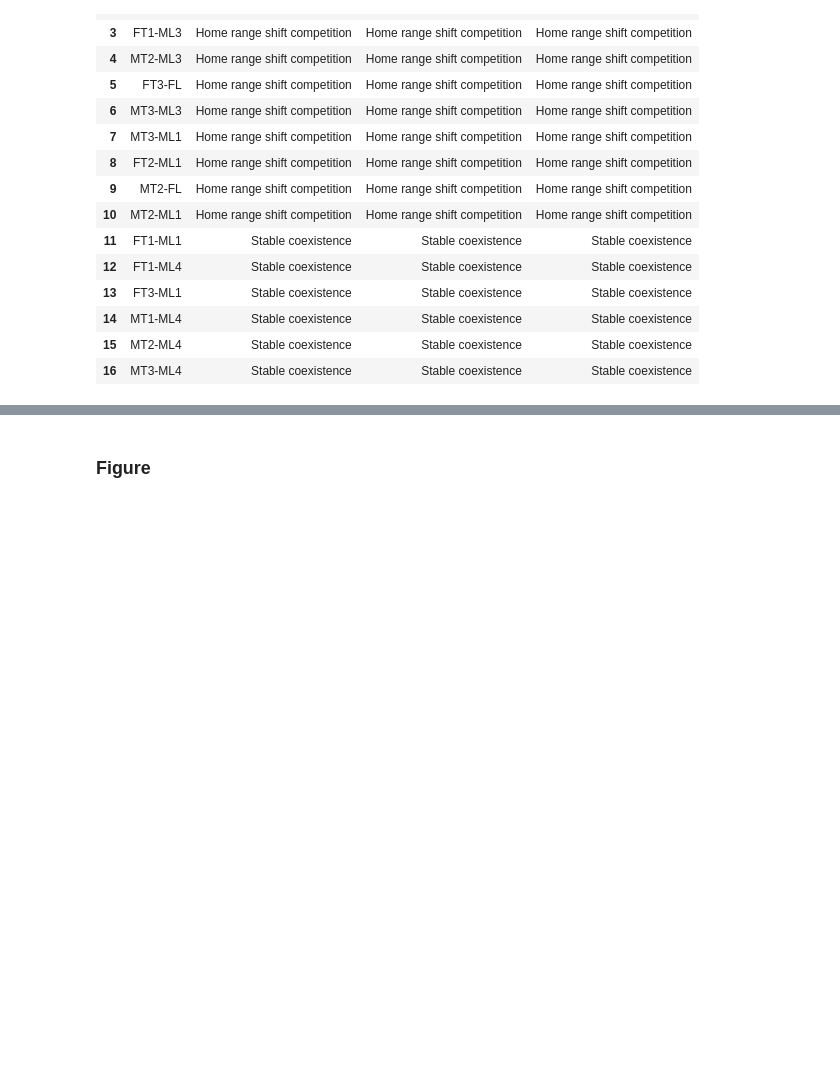
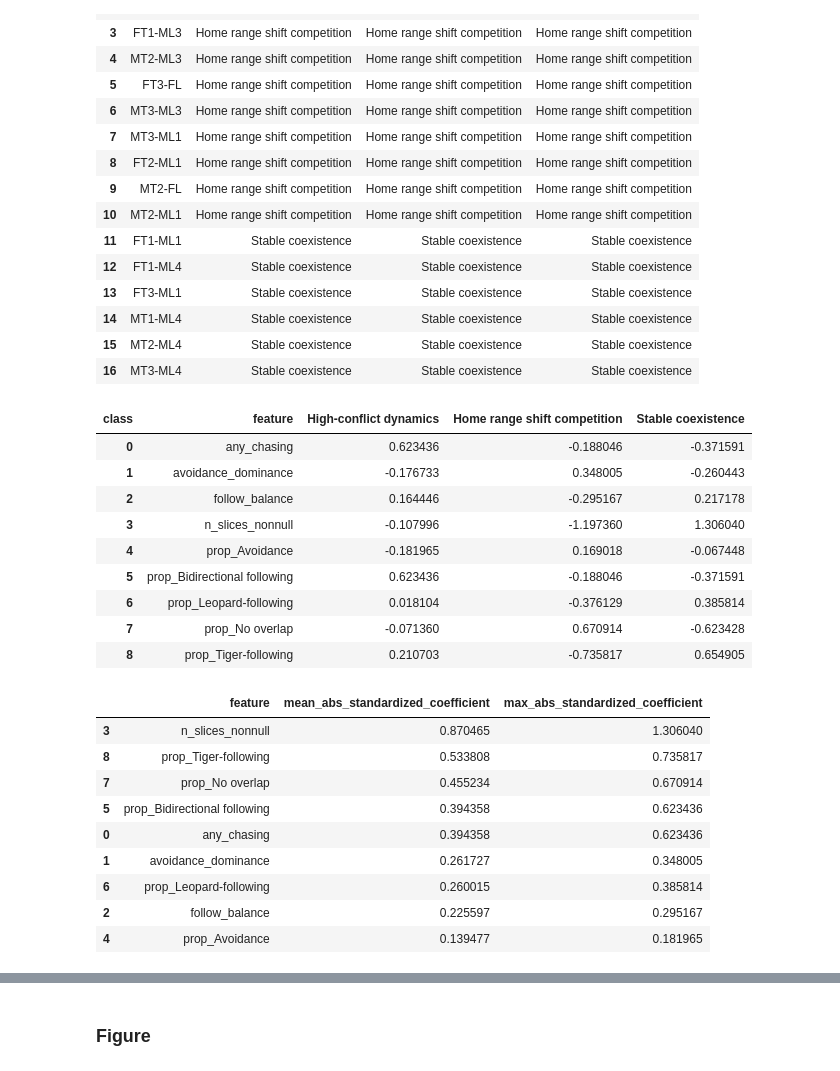
Before and after one commit to move-ucsb/tlg-avoid, a Jupyter notebook: Code/2. Visualization.ipynb, the cells around one changed output, grey strips where cells are left out. Saved outputs shown, nothing was run; the diff lists cells and outputs as text; code cells hidden in the pictures; blank space fills up the shorter version.

```diff
--- a/Code/2. Visualization.ipynb
+++ b/Code/2. Visualization.ipynb
@@ -2750,3 +3966,75 @@ df_compare.head(20)
 | 14 | MT1-ML4 | Stable coexistence | Stable coexistence | Stable coexistence |
 | 15 | MT2-ML4 | Stable coexistence | Stable coexistence | Stable coexistence |
 | 16 | MT3-ML4 | Stable coexistence | Stable coexistence | Stable coexistence |
+# %%
+# ============================================================
+# Feature importance table from standardized logistic regression
+# ============================================================
+
+from sklearn.base import clone
+
+feature_names = X.drop(columns=["Pair"]).columns.tolist()
+
+# Fit the same base classifier on all 17 dyads
+pipe_full = clone(pipe)
+pipe_full.fit(X_mat, y_vec)
+
+ovr_clf = pipe_full.named_steps["clf"]
+class_labels = ovr_clf.classes_
+
+coef_rows = []
+
+for class_label, estimator in zip(class_labels, ovr_clf.estimators_):
+    coefs = estimator.coef_[0]
+
+    for feat, coef in zip(feature_names, coefs):
+        coef_rows.append({
+            "class": class_label,
+            "feature": feat,
+            "standardized_coefficient": coef,
+            "absolute_coefficient": abs(coef)
+        })
+
+coef_table = pd.DataFrame(coef_rows)
+
+# Class-specific coefficient table
+coef_wide = (
+    coef_table
+    .pivot(index="feature", columns="class", values="standardized_coefficient")
+    .reset_index()
+)
+
+# Overall importance = mean absolute standardized coefficient across one-vs-rest classifiers
+feature_importance = (
+    coef_table
+    .groupby("feature", as_index=False)
+    .agg(
+        mean_abs_standardized_coefficient=("absolute_coefficient", "mean"),
+        max_abs_standardized_coefficient=("absolute_coefficient", "max")
+    )
+    .sort_values("mean_abs_standardized_coefficient", ascending=False)
+)
+
+display(coef_wide)
+display(feature_importance)
+# %% [output]
+| class | feature | High-conflict dynamics | Home range shift competition | Stable coexistence |
+| 0 | any_chasing | 0.623436 | -0.188046 | -0.371591 |
+| 1 | avoidance_dominance | -0.176733 | 0.348005 | -0.260443 |
+| 2 | follow_balance | 0.164446 | -0.295167 | 0.217178 |
+| 3 | n_slices_nonnull | -0.107996 | -1.197360 | 1.306040 |
+| 4 | prop_Avoidance | -0.181965 | 0.169018 | -0.067448 |
+| 5 | prop_Bidirectional following | 0.623436 | -0.188046 | -0.371591 |
+| 6 | prop_Leopard-following | 0.018104 | -0.376129 | 0.385814 |
+| 7 | prop_No overlap | -0.071360 | 0.670914 | -0.623428 |
+| 8 | prop_Tiger-following | 0.210703 | -0.735817 | 0.654905 |
+|  | feature | mean_abs_standardized_coefficient | max_abs_standardized_coefficient |
+| 3 | n_slices_nonnull | 0.870465 | 1.306040 |
+| 8 | prop_Tiger-following | 0.533808 | 0.735817 |
+| 7 | prop_No overlap | 0.455234 | 0.670914 |
+| 5 | prop_Bidirectional following | 0.394358 | 0.623436 |
+| 0 | any_chasing | 0.394358 | 0.623436 |
+| 1 | avoidance_dominance | 0.261727 | 0.348005 |
+| 6 | prop_Leopard-following | 0.260015 | 0.385814 |
+| 2 | follow_balance | 0.225597 | 0.295167 |
+| 4 | prop_Avoidance | 0.139477 | 0.181965 |
```
Also changed, not shown: parts of 54 cells of this notebook, 2 other files.
